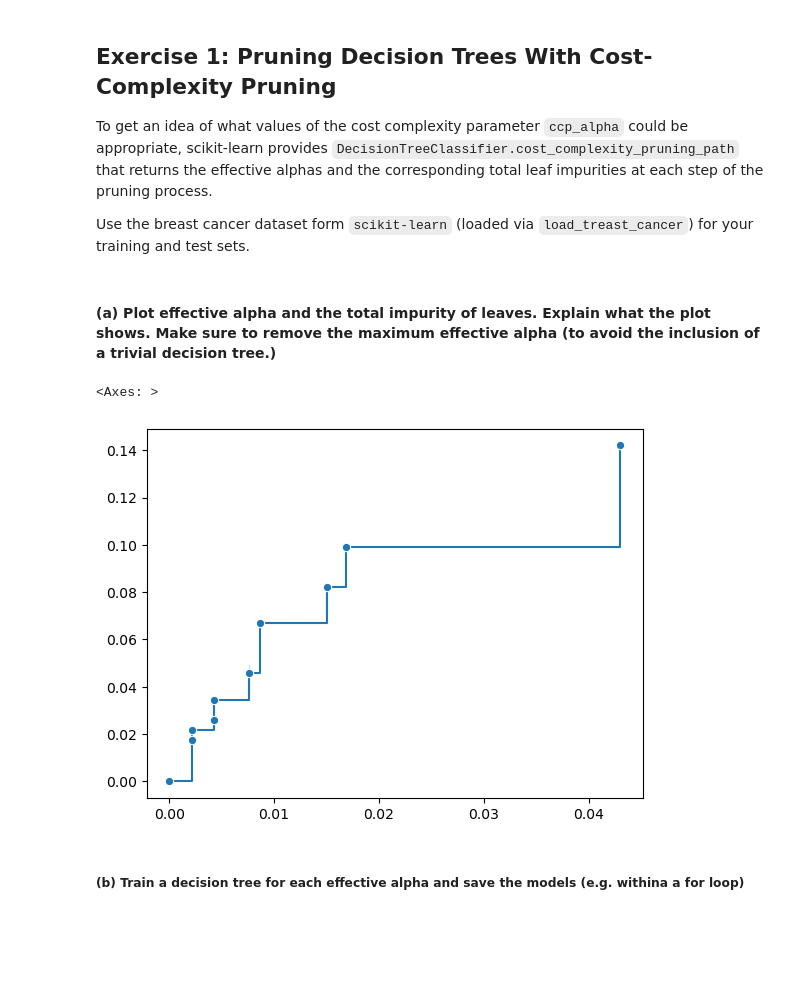
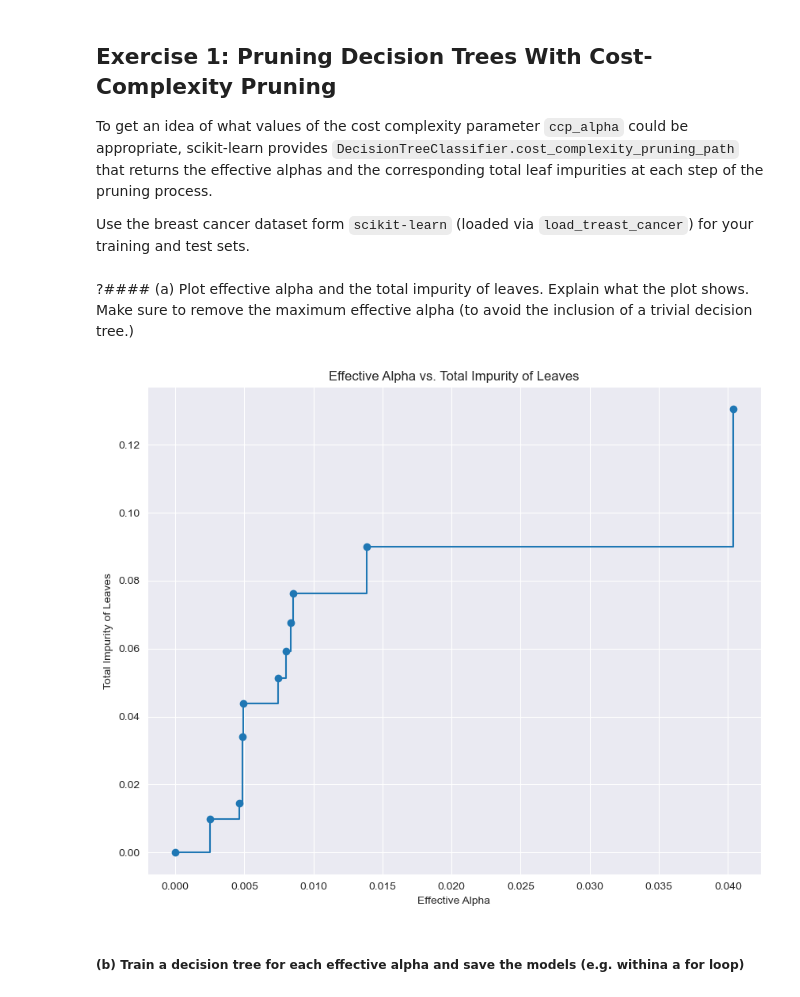
Before and after one commit to kssrr/DataMiningAssignments, a Jupyter notebook: Exericse 05/Exericse 05/Assignment_05.ipynb, the cells around one changed output. Cells and saved outputs as stored; diff of their text form; code cells hidden in the pictures; blank space fills up the shorter version.

```diff
--- a/Exericse 05/Exericse 05/Assignment_05.ipynb
+++ b/Exericse 05/Exericse 05/Assignment_05.ipynb
@@ -41,11 +33,24 @@ alphas = model.cost_complexity_pruning_path(train_features, train_target)
+# %%
+X, y = load_breast_cancer(return_X_y=True)
+X_train, X_test, y_train, y_test = train_test_split(X,y, test_size=0.3 , random_state=0)
+
+# Create Decision Tree
+tree = DecisionTreeClassifier(random_state=0)
+tree.fit(X_train, y_train) # Train tree
+
+tree_info = tree.cost_complexity_pruning_path(X_train, y_train) # Evaluate Tree
+effective_alphas = tree_info.ccp_alphas[:-1]  # Exclude the maximum alpha
+impurities = tree_info.impurities[:-1]       # Exclude the impurity at maximum alpha
 # %% [markdown]
-#### (a) Plot effective alpha and the total impurity of leaves. Explain what the plot shows. Make sure to remove the maximum effective alpha (to avoid the inclusion of a trivial decision tree.)
+?#### (a) Plot effective alpha and the total impurity of leaves. Explain what the plot shows. Make sure to remove the maximum effective alpha (to avoid the inclusion of a trivial decision tree.)
-# %%
-# Code here
-import seaborn as sns
-sns.lineplot(x=alphas["ccp_alphas"][:-1], y=alphas["impurities"][:-1], marker="o", drawstyle="steps-post")
-# %% [output]
-<Axes: >
-[figure, removed]
+# %%
+plt.figure(figsize=(10, 8))
+plt.plot(effective_alphas, impurities, marker='o', drawstyle="steps-post")
+plt.xlabel('Effective Alpha')
+plt.ylabel('Total Impurity of Leaves')
+plt.title('Effective Alpha vs. Total Impurity of Leaves')
+plt.show()
+# %% [output]
+[figure, added]
 # %% [markdown]
 ##### (b) Train a decision tree for each effective alpha and save the models (e.g. withina a for loop)
```
Also changed, not shown: parts of 22 cells of this notebook.
